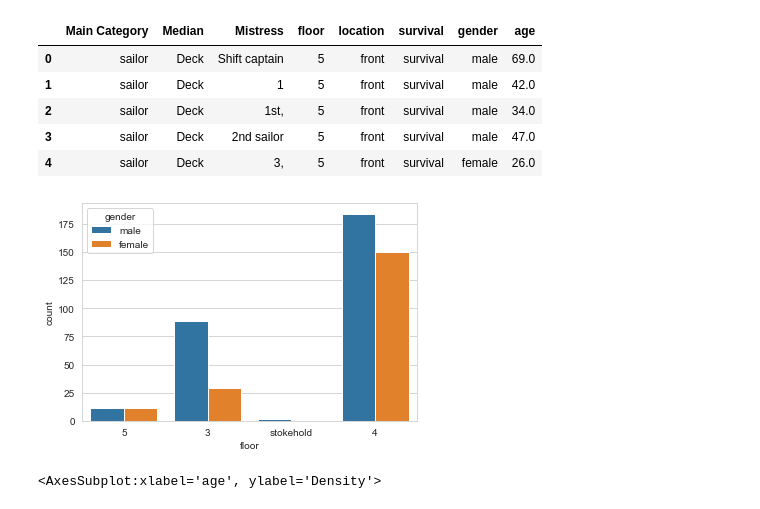
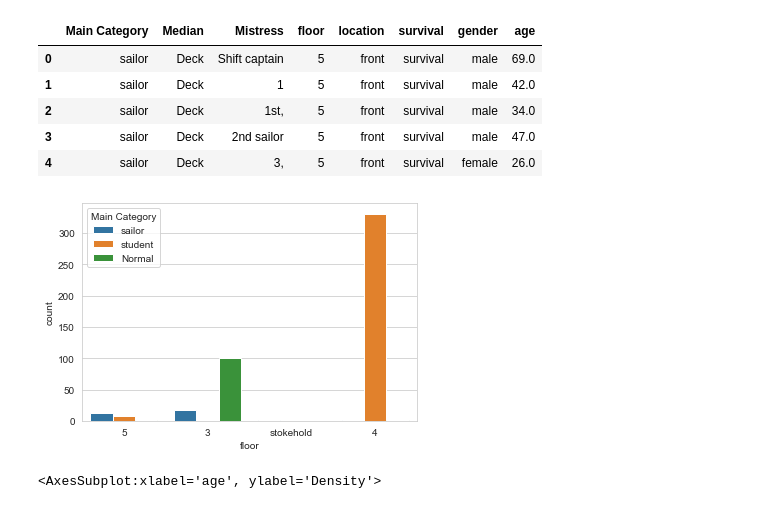
Before and after one commit to ljae/Moon, a Jupyter notebook: _ipynbs/Sewol_analysis.ipynb, the cells around one changed output. Saved outputs shown, nothing was run; the diff lists cells and outputs as text; code cells hidden in the pictures.

```diff
--- a/_ipynbs/Sewol_analysis.ipynb
+++ b/_ipynbs/Sewol_analysis.ipynb
@@ -25,6 +25,7 @@ for column in Sewol.columns:
 Sewol.replace(translations, inplace = True)
 Sewol['age'] = Sewol_kr['나이']
 Sewol.rename(columns = {'Lifewater' : 'survival'}, inplace = True)
+Sewol['Main Category'] = Sewol['Main Category'].replace('Funnel','student')
 Sewol.head()
 # %% [output]
 |  | Main Category | Median | Mistress | floor | location | survival | gender | age |
@@ -36,11 +37,11 @@ Sewol.head()
 # %%
 Sewol['age'] = Sewol['age'].fillna(np.round(Sewol['age'].mean()))
 
 sns.set_style('whitegrid')
-sns.countplot(x="floor", hue="gender", data=Sewol)
+sns.countplot(x="floor", hue="Main Category", data=Sewol)
 plt.show()
 # %% [output]
-[figure, old version]
+[figure, new version]
 # %%
 sns.kdeplot(Sewol['age'])
 # %% [output]
```
Also changed, not shown: parts of 6 cells of this notebook, 6 other files.
